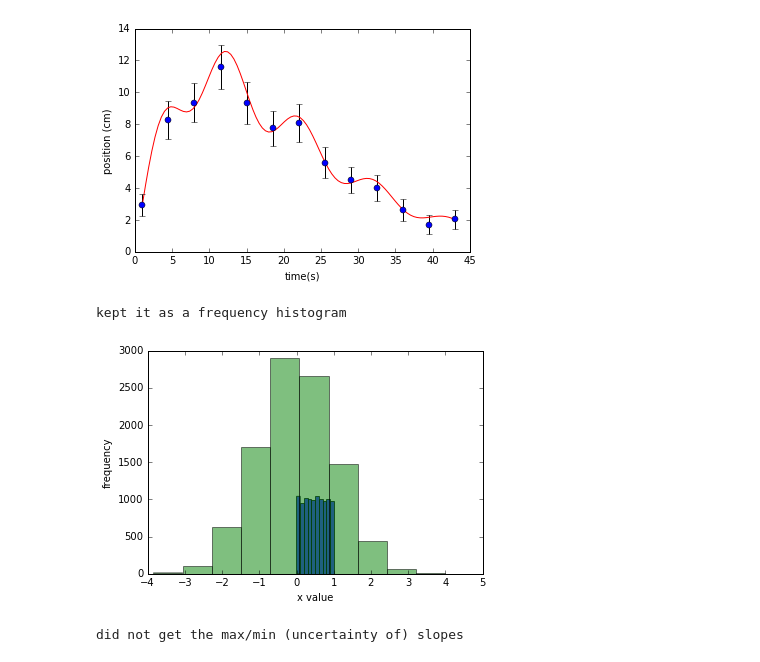
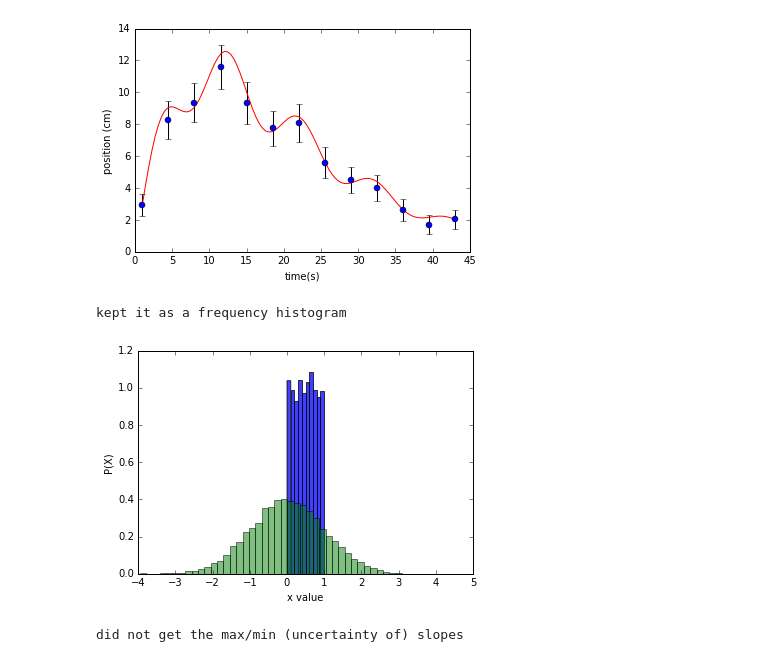
Before and after one commit to andrewberrington/A212, a Jupyter notebook: notebooks/day6exercises.ipynb, the cells around one changed output. Saved outputs shown, nothing was run; the diff lists cells and outputs as text; code cells hidden in the pictures.

Commit message:
Revised version with proper graph for exercise 5

```diff
--- a/notebooks/day6exercises.ipynb
+++ b/notebooks/day6exercises.ipynb
@@ -41,20 +41,20 @@ ax.plot()
 # %%
 # Exercise 5
 
 therands = np.random.rand(10000)
 therandns = np.random.randn(10000)
 
 fig,ax = plt.subplots(1,1)
-ax.hist(therands,color='blue',alpha=0.75)
-ax.hist(therandns,color='g',alpha=0.5)
-ax.set_ylabel('frequency')
+ax.hist(therands,color='blue',alpha=0.75,normed=1)
+ax.hist(therandns,48,color='g',alpha=0.5,normed=1,)
+ax.set_ylabel('P(X)')
 ax.set_xlabel('x value')
 
 ax.plot()
 print('kept it as a frequency histogram')
 # %% [output]
 kept it as a frequency histogram
-[figure, old version]
+[figure, new version]
 # %%
 # Exercise 6
 
```
